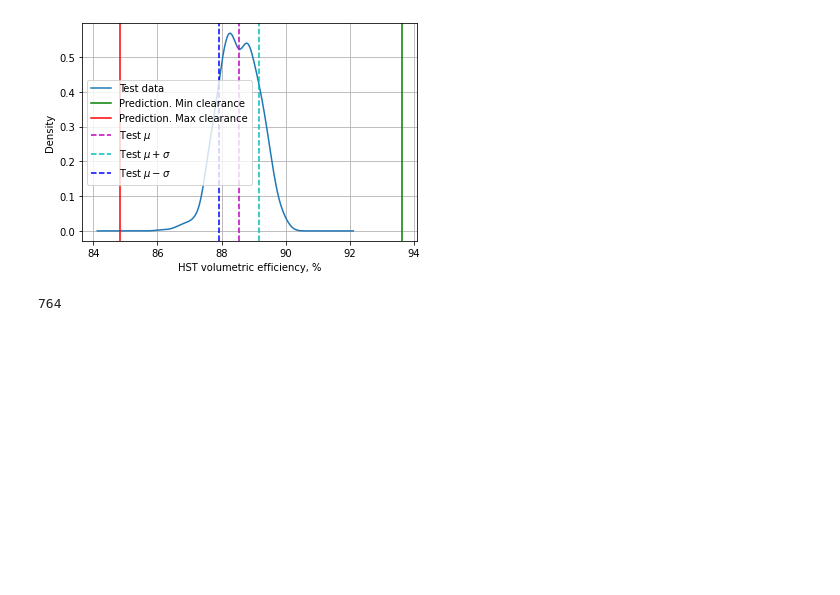
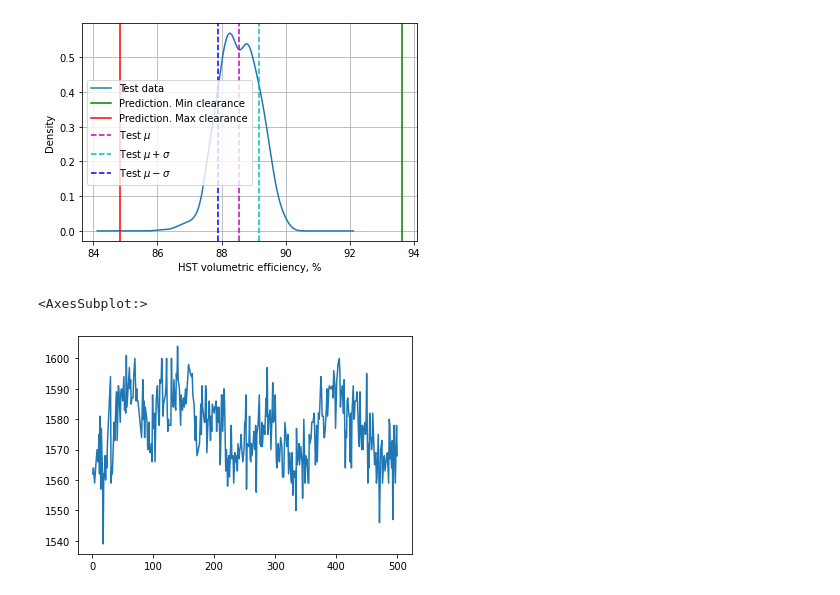
Before and after one commit to ivanokhotnikov/effmap, a Jupyter notebook: Notebooks/validation.ipynb, the cells around one changed output. Drawn from its saved outputs; the diff is of its cells as text; code cells hidden in the pictures; blank space fills up the shorter version.

```diff
--- a/Notebooks/validation.ipynb
+++ b/Notebooks/validation.ipynb
@@ -110,4 +43,5 @@ fig.show()
-# %%
-len(vol_eff)
-# %% [output]
-764
+# %%
+data['Reverse Speed'].astype(float).plot()
+# %% [output]
+<AxesSubplot:>
+[figure, added]
```
Also changed, not shown: parts of 2 cells of this notebook, 2 other files.
